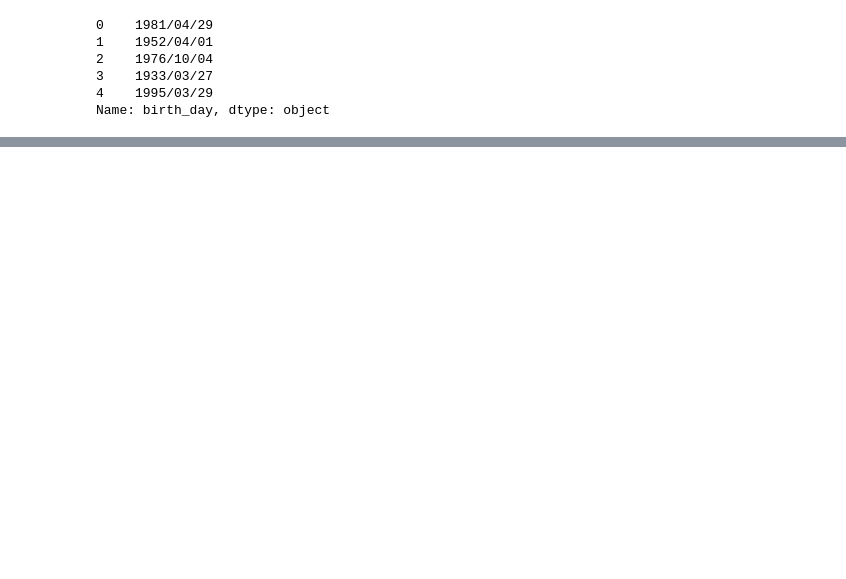
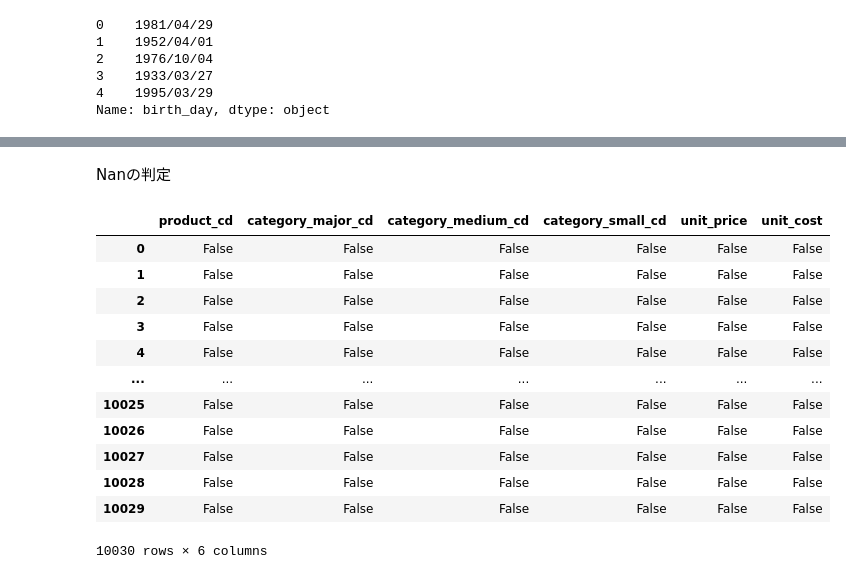
Before and after one commit to Strix9289/How-to-use-library, a Jupyter notebook: pandas.ipynb, the cells around one changed output, grey strips where cells are left out. Saved outputs shown, nothing was run; the diff lists cells and outputs as text; code cells hidden in the pictures; blank space fills up the shorter version.

```diff
--- a/pandas.ipynb
+++ b/pandas.ipynb
@@ -328,0 +397,19 @@ Name: birth_day, dtype: object
+# %% [markdown]
+Nanの判定
+# %%
+#DataFrameの全ての値のNaNの判定が可能です．
+pd.isna(df_product)
+# %% [output]
+|  | product_cd | category_major_cd | category_medium_cd | category_small_cd | unit_price | unit_cost |
+| 0 | False | False | False | False | False | False |
+| 1 | False | False | False | False | False | False |
+| 2 | False | False | False | False | False | False |
+| 3 | False | False | False | False | False | False |
+| 4 | False | False | False | False | False | False |
+| ... | ... | ... | ... | ... | ... | ... |
+| 10025 | False | False | False | False | False | False |
+| 10026 | False | False | False | False | False | False |
+| 10027 | False | False | False | False | False | False |
+| 10028 | False | False | False | False | False | False |
+| 10029 | False | False | False | False | False | False |
+10030 rows × 6 columns
```
Also changed, not shown: parts of 22 cells of this notebook.
